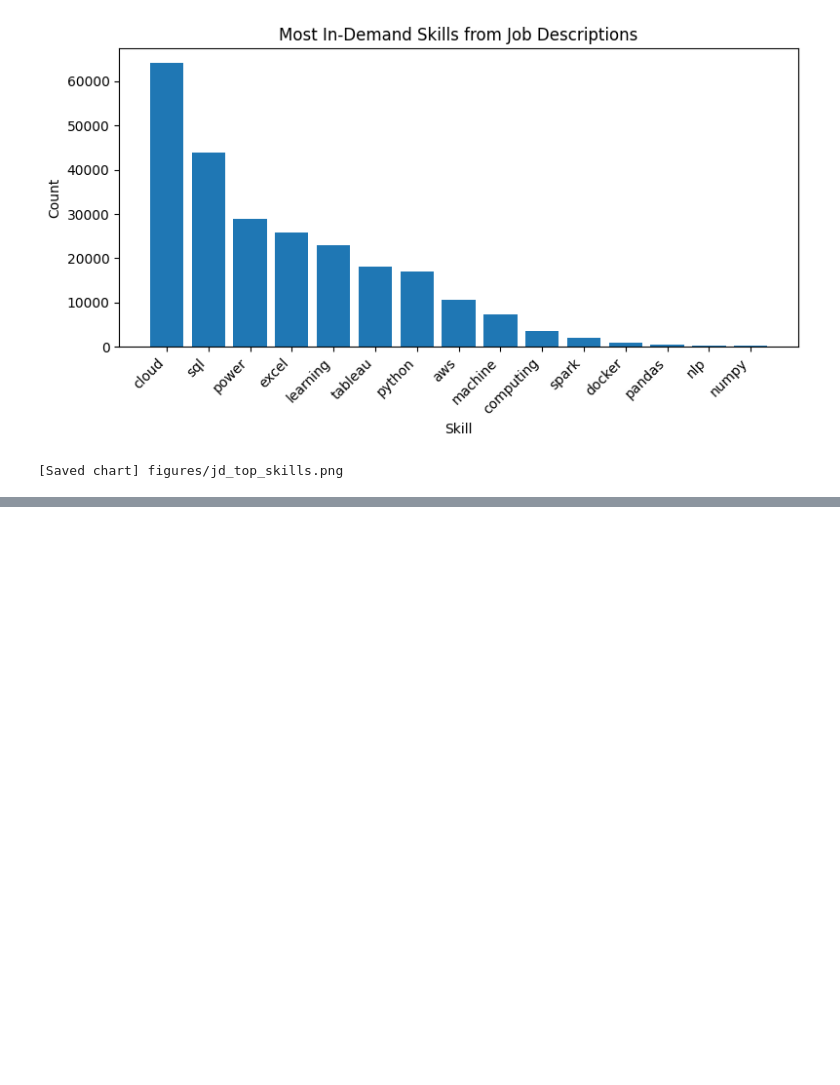
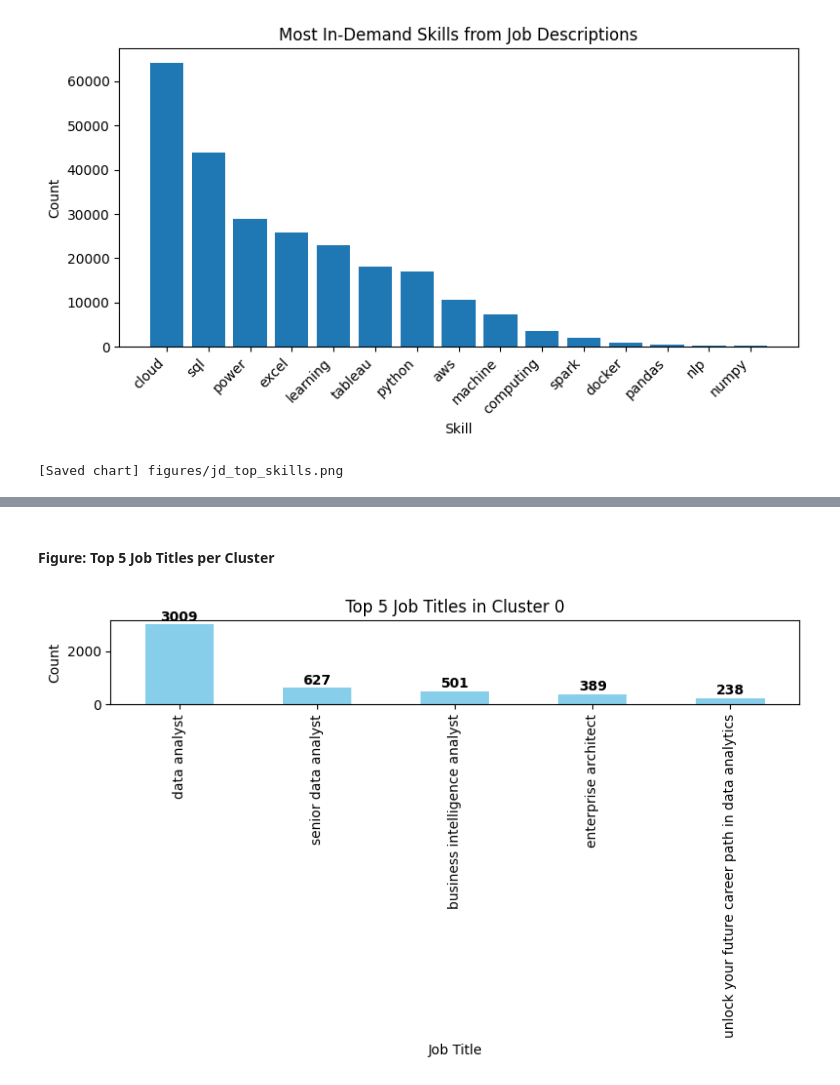
Before and after one commit to leoliu36/ad688-employability-sp25A1-group7, a Jupyter notebook: data_analysis.ipynb, the cells around one changed output, grey strips where cells are left out. Saved outputs shown, nothing was run; the diff lists cells and outputs as text; code cells hidden in the pictures; blank space fills up the shorter version.

```diff
--- a/data_analysis.ipynb
+++ b/data_analysis.ipynb
@@ -559,0 +677,22 @@ Job postings show high demand for Cloud, SQL, Python, ML, and AWS. Our team is s
+# %% [markdown]
+#### Figure: Top 5 Job Titles per Cluster
+# %%
+# --- Bar chart for the top 5 titles in Cluster 0 (change cluster_num as needed) ---
+
+cluster_num = 0
+top_titles = df[df['KMEANS_CLUSTER'] == cluster_num]['TITLE_CLEAN'].value_counts().head(5)
+
+plt.figure(figsize=(8, 5))
+bars = top_titles.plot(kind='bar', color='skyblue')
+plt.title(f'Top 5 Job Titles in Cluster {cluster_num}')
+plt.xlabel('Job Title')
+plt.ylabel('Count')
+
+# Add the counts on top of the bars
+for idx, value in enumerate(top_titles.values):
+    plt.text(idx, value + max(top_titles.values)*0.01, str(value), ha='center', va='bottom', fontweight='bold')
+
+plt.tight_layout()
+plt.show()
+# %% [output]
+[figure, added]
```
Also changed, not shown: parts of 24 cells of this notebook.
